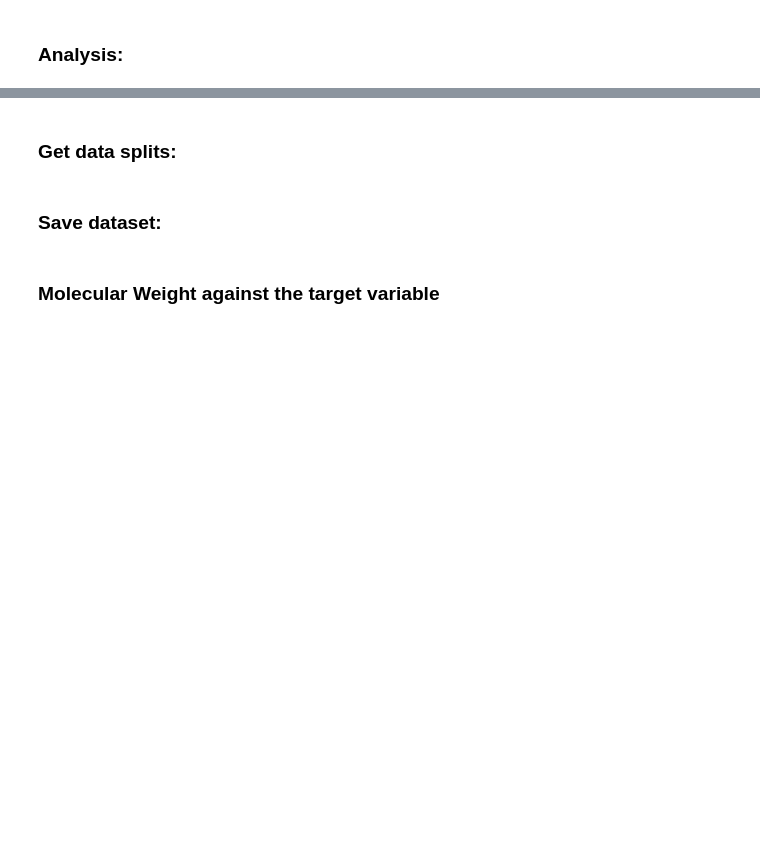
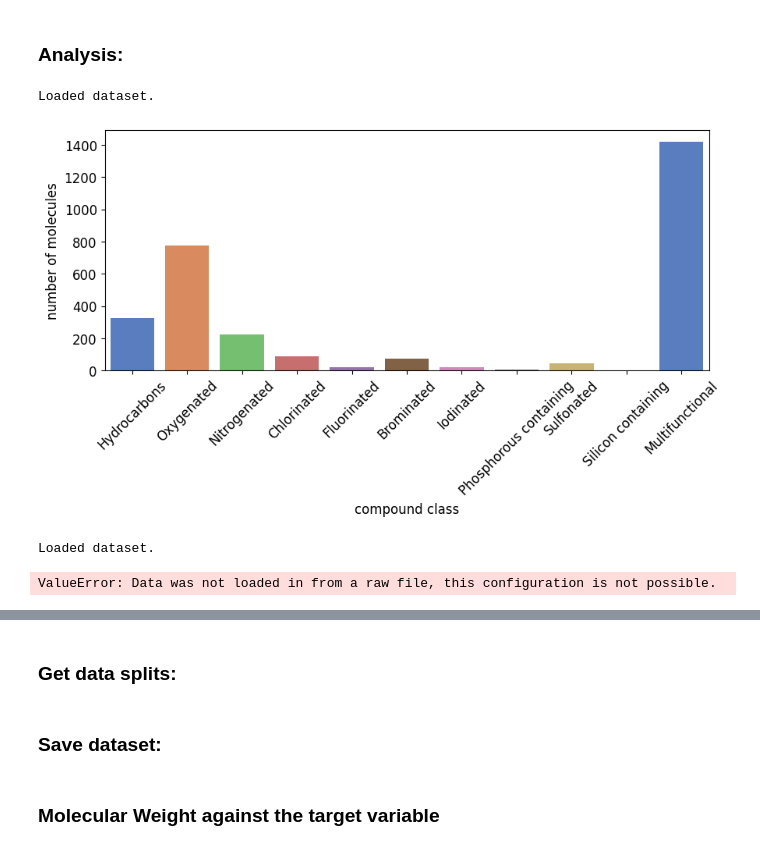
Before and after one commit to aerte/GraPE, a Jupyter notebook: notebooks/Demonstration.ipynb, the cells around one changed output, grey strips where cells are left out. Saved outputs shown, nothing was run; the diff lists cells and outputs as text; code cells hidden in the pictures; blank space fills up the shorter version.

```diff
--- a/notebooks/Demonstration.ipynb
+++ b/notebooks/Demonstration.ipynb
@@ -15,2 +31,18 @@ print(dataset.global_features[0:5])
 # %% [markdown]
 ### Analysis:
+# %%
+from dglchem.utils import DataSet
+from dglchem.utils import compound_nums_chart
+
+data = DataSet(file_path='/Users/faerte/Desktop/dgl_chem/notebooks/data/processed/BradleyDoublePlus.pickle')
+compound_nums_chart(data.smiles, fig_size=(10,4))
+# %% [output]
+Loaded dataset.
+[figure, added]
+# %%
+from dglchem.utils import DataSet
+data = DataSet(file_path='/Users/faerte/Desktop/dgl_chem/notebooks/data/processed/BradleyDoublePlus.pickle')
+data.weight_vs_target_plot(pre_standardization=True)
+# %% [output]
+Loaded dataset.
+ValueError: Data was not loaded in from a raw file, this configuration is not possible.
```
Also changed, not shown: parts of 9 cells of this notebook, 4 other files.
